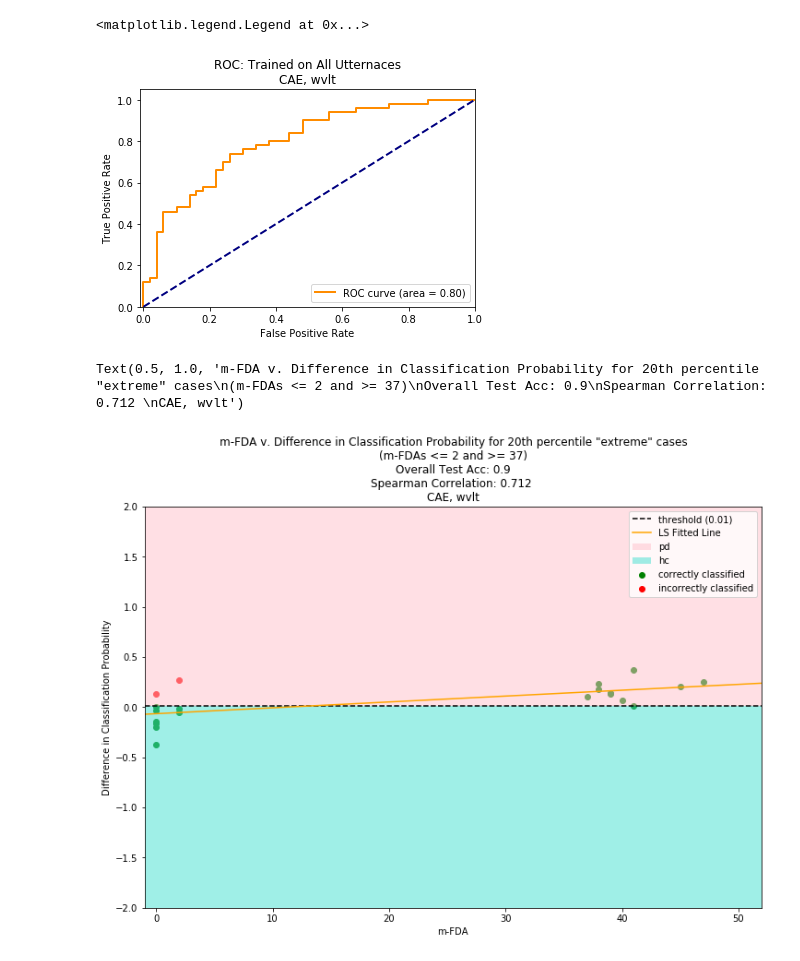
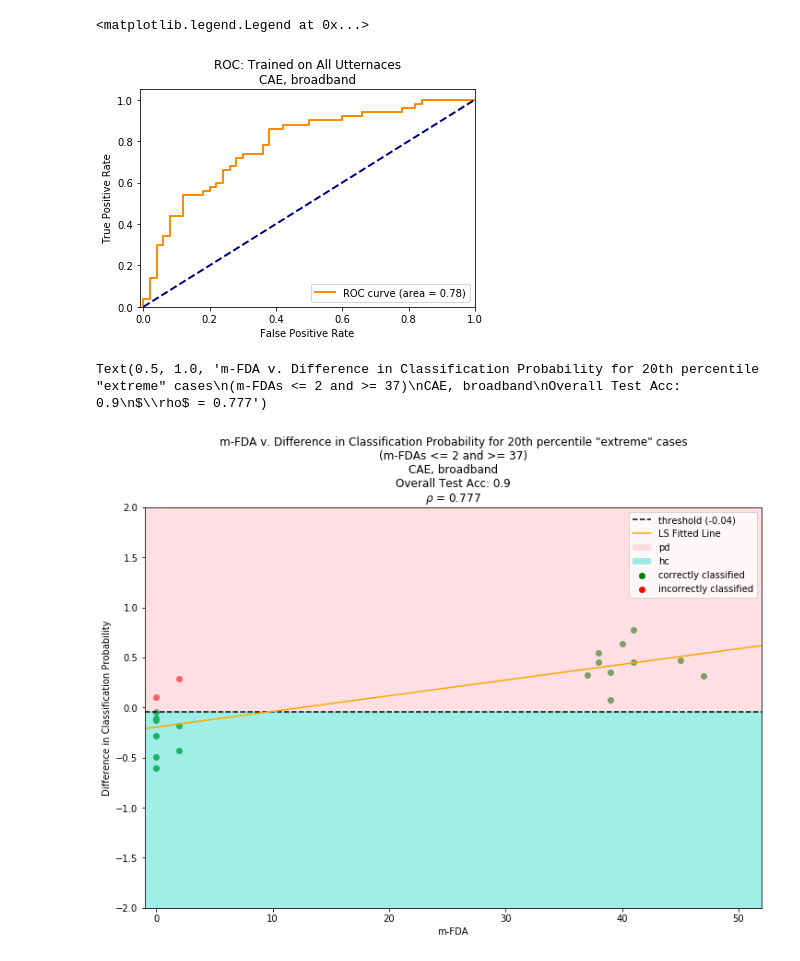
Before and after one commit to gjm311/aeternaSpeech, a Jupyter notebook: code/speechRepAnalysis/view_classRes_svm.ipynb, the cells around one changed output. Drawn from its saved outputs; the diff is of its cells as text; code cells hidden in the pictures.

```diff
--- a/code/speechRepAnalysis/view_classRes_svm.ipynb
+++ b/code/speechRepAnalysis/view_classRes_svm.ipynb
@@ -27,7 +27,7 @@ import joblib
 PATH=os.getcwd()
 
 mod="CAE"
-rep='wvlt'
+rep='broadband'
 aggResultsPath=PATH+"/pdSpanish/classResults/svm/"+mod+'_'+rep+'_aggResults.pkl'
 aggResults=pd.read_pickle(aggResultsPath)
 # results_path=PATH+"/pdSpanish/classResults/svm/"+mod+'_'+rep+'Results.pkl'
@@ -75,17 +65,20 @@ aggResults
 num_itrs=max(aggResults['Data']['bin_class'].keys())+1
 sdAggResults=np.zeros((100,num_itrs,aggResults['Data']['bin_class'][0][0].shape[0],aggResults['Data']['bin_class'][0][0].shape[1]))
 avgAggResults={spk:{num[i]:[] for num in zip(range(50),range(50,100))} for i,spk in enumerate(['pd','hc'])}
+mfdaResults=np.zeros(100)
 
 for j in range(num_itrs):
     for i in range(100):
         sdAggResults[i,j,:,:]=aggResults['Data']['bin_class'][j][i]
 
         if j==0:
+            mfdaResults[i]=np.median(list(aggResults['Data']['mFDA_spear_corr'][j][i].values()))*(1/num_itrs)
             if i<50:
                 avgAggResults['pd'][i]=aggResults['Data']['bin_class'][j][i]*(1/num_itrs)
             else:
                 avgAggResults['hc'][i]=aggResults['Data']['bin_class'][j][i]*(1/num_itrs)
         else:
+            mfdaResults[i]+=np.median(list(aggResults['Data']['mFDA_spear_corr'][j][i].values()))*(1/num_itrs)
             if i<50:
                 avgAggResults['pd'][i]+=aggResults['Data']['bin_class'][j][i]*(1/num_itrs)
             else:
@@ -97,23 +90,19 @@ y_score_curr=y_score
 y_test=np.zeros((100,2))
 y_test_curr=y_test
 max_acc=0
-if 'late' in rep:
-    opt_thresh=0
-else:
-    opt_thresh=aggResults['Data']['opt_thresh']
-
+thresh=-0.04
 for i in range(100):
     if i<50:
         y_score[i,:]=np.median(avgAggResults['pd'][i][:,0]),np.median(avgAggResults['pd'][i][:,1])
         y_test[i,:]=np.vstack((np.zeros(1),np.ones(1))).T
         spk_diff=y_score[i,1]-y_score[i,0]
-        if spk_diff>opt_thresh:
+        if spk_diff>thresh:
             test_acc+=1
     else:
         y_score[i,:]=np.median(avgAggResults['hc'][i][:,0]),np.median(avgAggResults['hc'][i][:,1])
         y_test[i,:]=np.vstack((np.ones(1),np.zeros(1))).T
         spk_diff=y_score[i,1]-y_score[i,0]
-        if spk_diff<opt_thresh:
+        if spk_diff<thresh:
             test_acc+=1
 # %%
 # """Plots predicted probability of correct class. (ostensibly, greater than 0.5 implies correct class.)"""
@@ -192,45 +183,45 @@ plt.title('ROC: Trained on All Utternaces\n'+mod+", "+rep)
 plt.legend(loc="lower right")
 # %% [output]
 <matplotlib.legend.Legend at 0x...>
-[figure, old version]
+[figure, new version]
 # %%
 """Looking at 2*n most 'extreme' cases in the database (n patients with smallest and n patients with largest m-fdas)"""
 
 n=10
 
 df=pd.read_csv(mfda_path+"metadata-Spanish_All.csv")
 tail10_idx=np.sort(np.concatenate((df.nsmallest(n,['M-FDA']).index,df.nlargest(n,['M-FDA']).index)))
 max_low=max(list(df['M-FDA'].nsmallest(n)))
 min_high=min(list(df['M-FDA'].nlargest(n)))
 xtr_mfdas=mfdas[tail10_idx]
 xtr_y_score=y_score[tail10_idx,:]
 xtr_y_test=y_test[tail10_idx,:]
 
 
 """Prediction based on difference between predicted class probs."""
 plt.figure(figsize=(12,8))
 poly=np.polyfit(xtr_mfdas, xtr_y_score[:,1]-xtr_y_score[:,0], 1)
 x_lin_reg = range(-2, 53)
 predict = np.poly1d(poly)
 cor=stats.spearmanr(xtr_mfdas, xtr_y_score[:,1]-xtr_y_score[:,0])
 
 correct_idx=np.concatenate((np.where((xtr_y_score[0:n,0]-xtr_y_score[0:n,1])<0)[0],np.where((xtr_y_score[n:,0]-xtr_y_score[n:,1])>0)[0]+n))
 incorrect_idx=np.concatenate((np.where((xtr_y_score[0:n,0]-xtr_y_score[0:n,1])>0)[0],np.where((xtr_y_score[n:,0]-xtr_y_score[n:,1])<0)[0]+n))
 plt.scatter(xtr_mfdas[correct_idx],(xtr_y_score[:,1]-xtr_y_score[:,0])[correct_idx],c='g' )
 plt.scatter(xtr_mfdas[incorrect_idx],(xtr_y_score[:,1]-xtr_y_score[:,0])[incorrect_idx],c='r' )
-plt.axhline(y=opt_thresh, color='black', linestyle='--',label="optimal threshold")
+plt.axhline(y=thresh, color='black', linestyle='--',label="threshold")
 plt.plot(x_lin_reg,predict(x_lin_reg), color='orange')
-plt.axhspan(opt_thresh, 2, color='pink', alpha=0.5, lw=0)
-plt.axhspan(-2, opt_thresh, color='turquoise', alpha=0.5, lw=0)
-plt.legend(['threshold ('+str(opt_thresh)+')','LS Fitted Line', 'pd', 'hc', 'correctly classified', 'incorrectly classified'])
+plt.axhspan(thresh, 2, color='pink', alpha=0.5, lw=0)
+plt.axhspan(-2, thresh, color='turquoise', alpha=0.5, lw=0)
+plt.legend(['threshold ('+str(thresh)+')','LS Fitted Line', 'pd', 'hc', 'correctly classified', 'incorrectly classified'])
 plt.xlim([-1,52])
 plt.ylim([-2,2])
 plt.xlabel('m-FDA')
 plt.ylabel('Difference in Classification Probability')
-plt.title('m-FDA v. Difference in Classification Probability for '+str(2*n)+'th percentile "extreme" cases\n(m-FDAs <= '+str(max_low)+' and >= '+str(min_high)+')\nOverall Test Acc: '+str(correct_idx.shape[0]/(2*n))+'\nSpearman Correlation: '+str(np.round(cor[0],3)) +' \n'+mod+", "+rep)
+plt.title('m-FDA v. Difference in Classification Probability for '+str(2*n)+'th percentile "extreme" cases\n(m-FDAs <= '+str(max_low)+' and >= '+str(min_high)+')\n'+mod+", "+rep+'\nOverall Test Acc: '+str(correct_idx.shape[0]/(2*n))+'\n'+r'$\rho$'+ " = "+str(np.round(cor[0],3)))
 # %% [output]
-Text(0.5, 1.0, 'm-FDA v. Difference in Classification Probability for 20th percentile "extreme" cases\n(m-FDAs <= 2 and >= 37)\nOverall Test Acc: 0.9\nSpearman Correlation: 0.712 \nCAE, wvlt')
+Text(0.5, 1.0, 'm-FDA v. Difference in Classification Probability for 20th percentile "extreme" cases\n(m-FDAs <= 2 and >= 37)\nCAE, broadband\nOverall Test Acc: 0.9\n$\\rho$ = 0.777')
-[figure, old version]
+[figure, new version]
 # %%
 """
 Looking at the ROC for a given classifier for a given patient and corresponding AUC.
```
Also changed, not shown: parts of 8 cells of this notebook, 15 other files.
